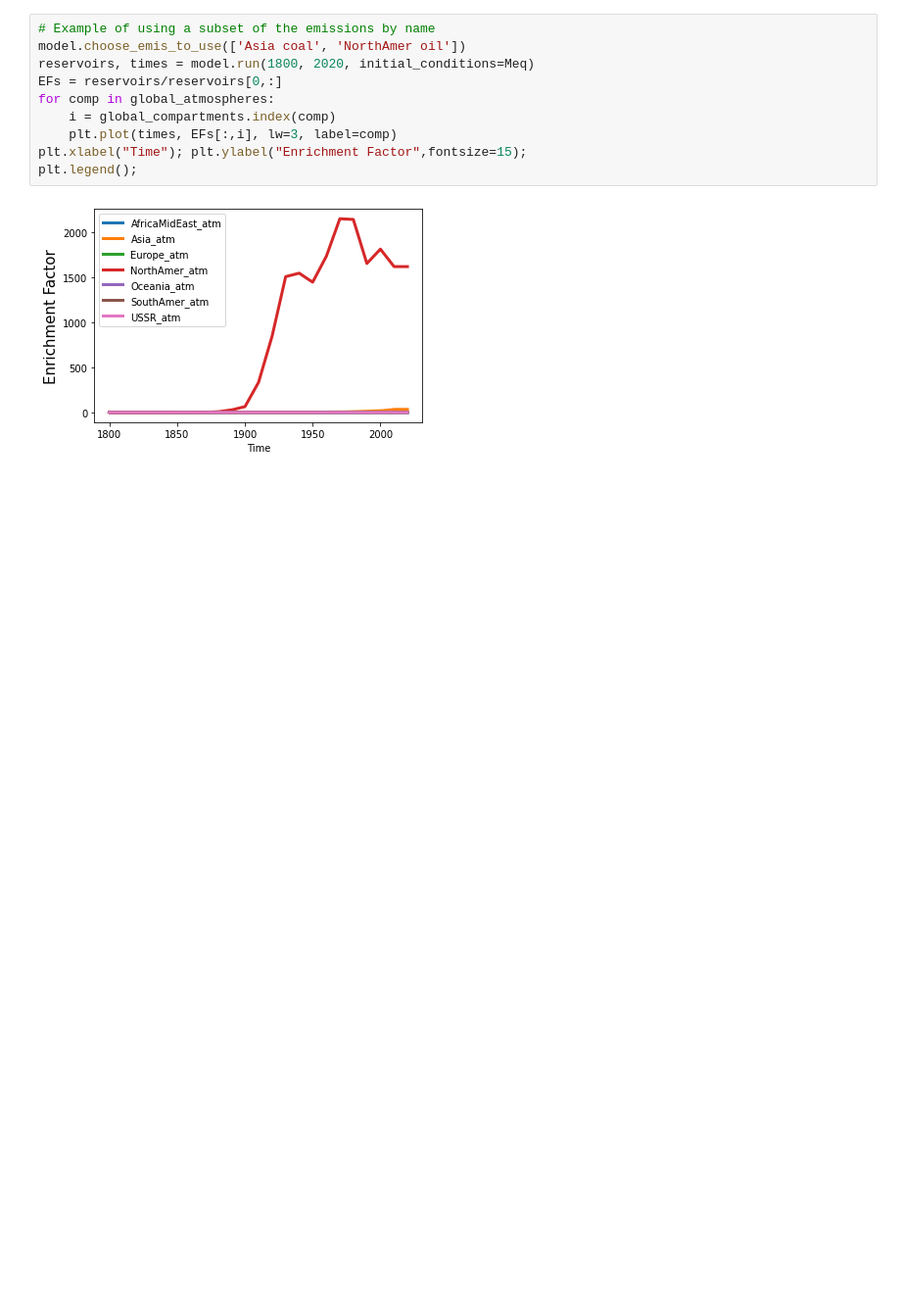
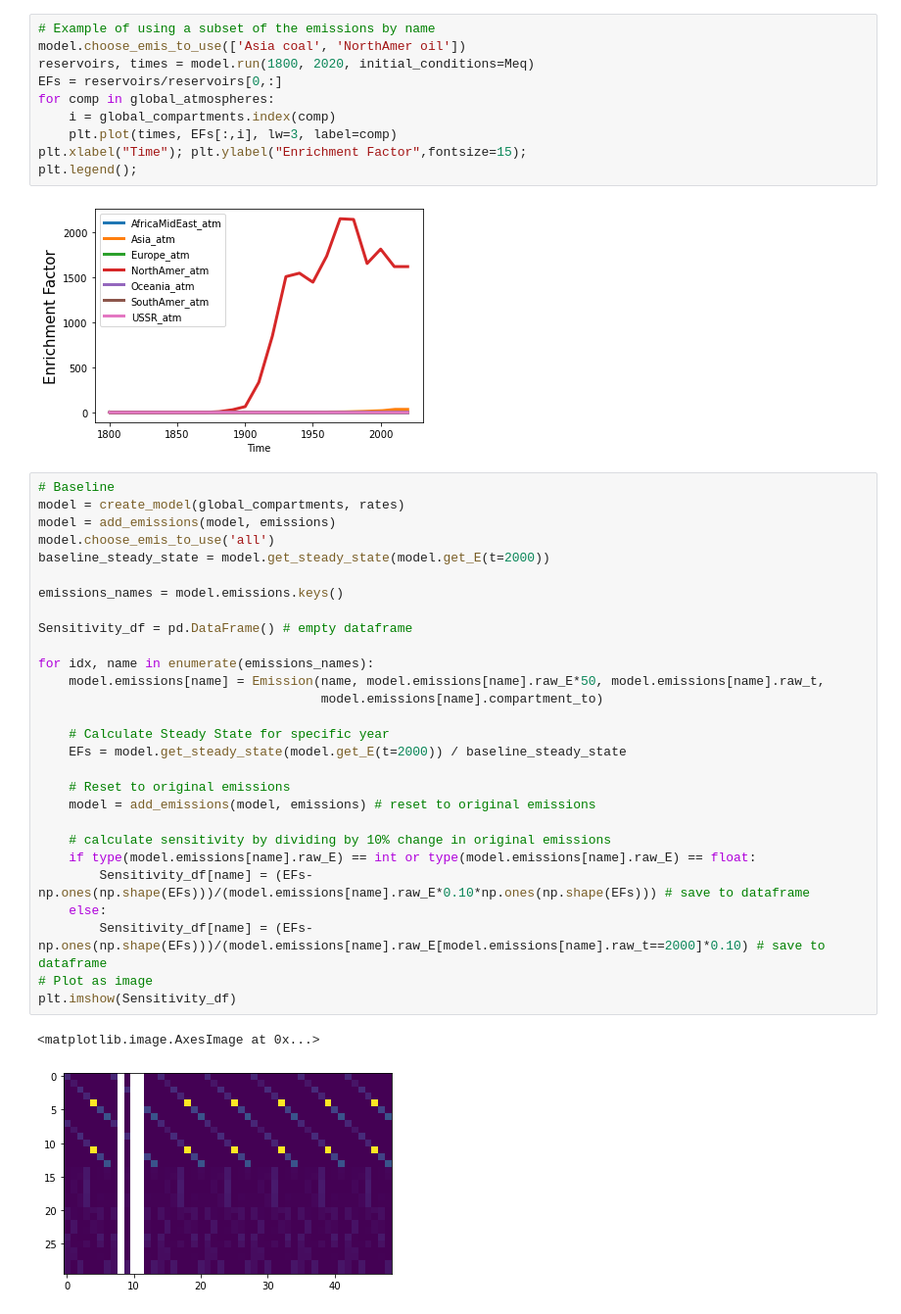
Before and after one commit to EileenRoseEgolf/ESE169, a Jupyter notebook: global_model.ipynb, the cells around one changed output. Shown at 98% size. Cells and saved outputs as stored; diff of their text form; blank space fills up the shorter version.

Commit message:
Sensitivity code

```diff
--- a/global_model.ipynb
+++ b/global_model.ipynb
@@ -130,3 +130,34 @@ plt.xlabel("Time"); plt.ylabel("Enrichment Factor",fontsize=15);
 plt.legend();
 # %% [output]
 [figure]
+# %%
+# Baseline
+model = create_model(global_compartments, rates)
+model = add_emissions(model, emissions)
+model.choose_emis_to_use('all')
+baseline_steady_state = model.get_steady_state(model.get_E(t=2000))
+
+emissions_names = model.emissions.keys()
+
+Sensitivity_df = pd.DataFrame() # empty dataframe
+
+for idx, name in enumerate(emissions_names):
+    model.emissions[name] = Emission(name, model.emissions[name].raw_E*50, model.emissions[name].raw_t,
+                                     model.emissions[name].compartment_to)
+
+    # Calculate Steady State for specific year
+    EFs = model.get_steady_state(model.get_E(t=2000)) / baseline_steady_state
+
+    # Reset to original emissions
+    model = add_emissions(model, emissions) # reset to original emissions
+
+    # calculate sensitivity by dividing by 10% change in original emissions
+    if type(model.emissions[name].raw_E) == int or type(model.emissions[name].raw_E) == float:
+        Sensitivity_df[name] = (EFs-np.ones(np.shape(EFs)))/(model.emissions[name].raw_E*0.10*np.ones(np.shape(EFs))) # save to dataframe
+    else:
+        Sensitivity_df[name] = (EFs-np.ones(np.shape(EFs)))/(model.emissions[name].raw_E[model.emissions[name].raw_t==2000]*0.10) # save to dataframe
+# Plot as image
+plt.imshow(Sensitivity_df)
+# %% [output]
+<matplotlib.image.AxesImage at 0x...>
+[figure, added]
```
Also changed, not shown: parts of 3 cells of this notebook.
